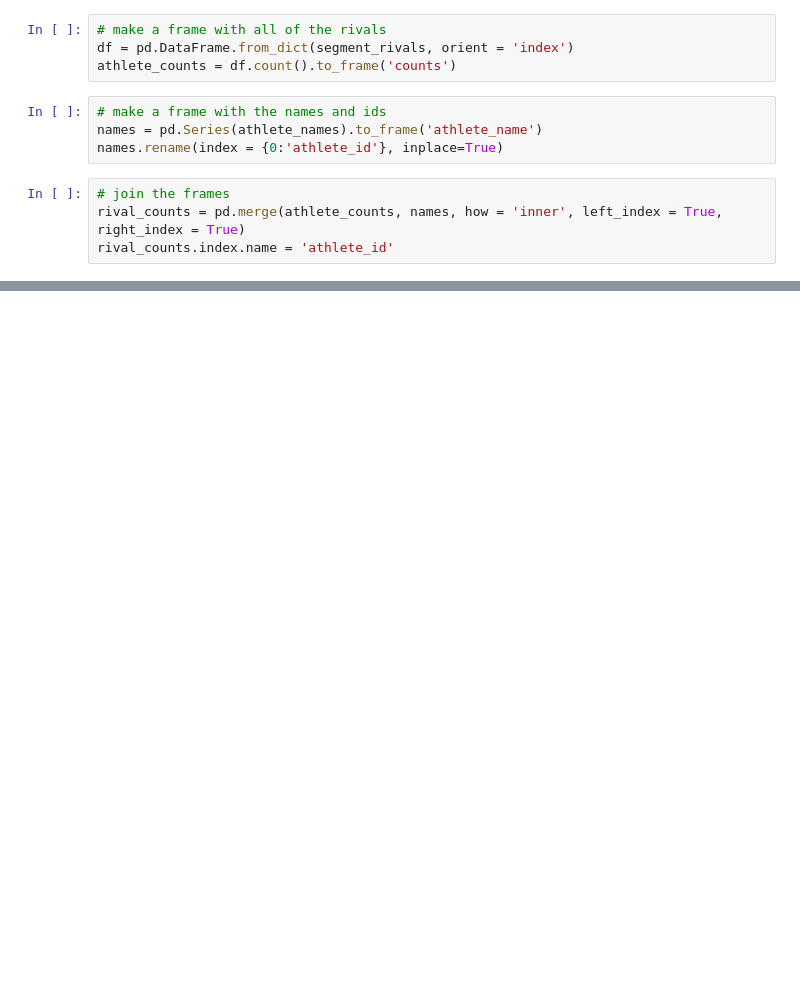
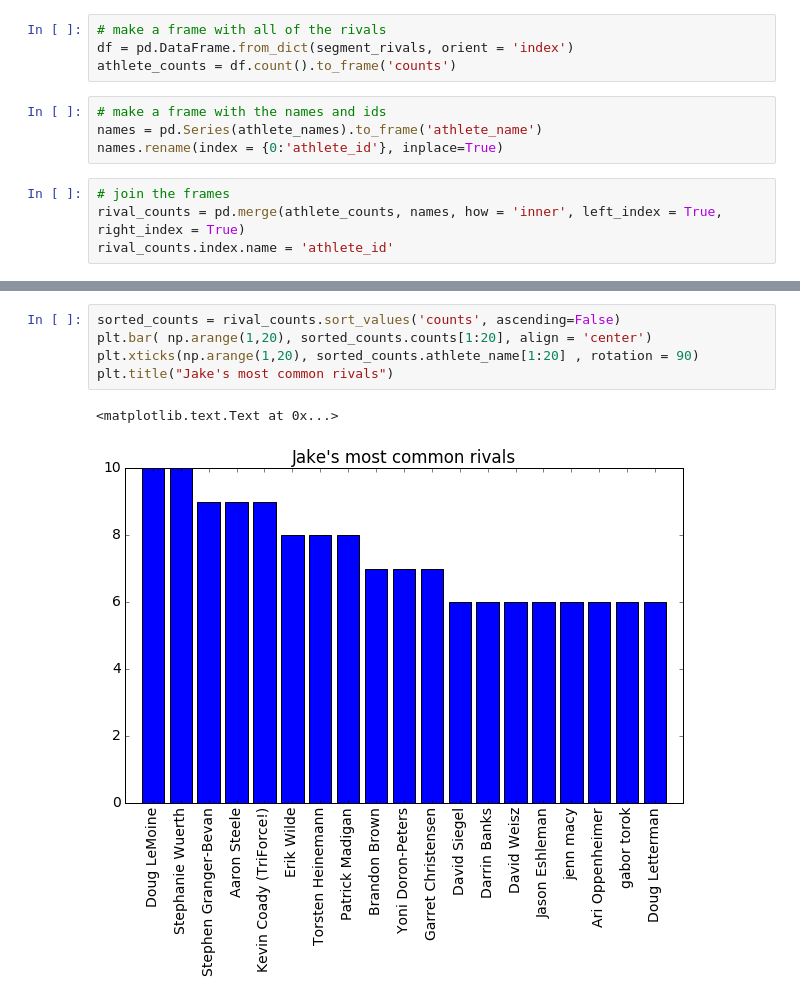
Before and after one commit to jedman/strava-segments, a Jupyter notebook: notebooks/strava-segments.ipynb, the cells around one changed output, grey strips where cells are left out. Cells and saved outputs as stored; diff of their text form; blank space fills up the shorter version.

Commit message:
added a crappy bar chart

```diff
--- a/notebooks/strava-segments.ipynb
+++ b/notebooks/strava-segments.ipynb
@@ -142,0 +151,8 @@ rival_counts.sort_values('counts', ascending=False)
+# %%
+sorted_counts = rival_counts.sort_values('counts', ascending=False)
+plt.bar( np.arange(1,20), sorted_counts.counts[1:20], align = 'center')
+plt.xticks(np.arange(1,20), sorted_counts.athlete_name[1:20] , rotation = 90)
+plt.title("Jake's most common rivals")
+# %% [output]
+<matplotlib.text.Text at 0x...>
+[figure, added]
```
Also changed, not shown: parts of 5 cells of this notebook.
